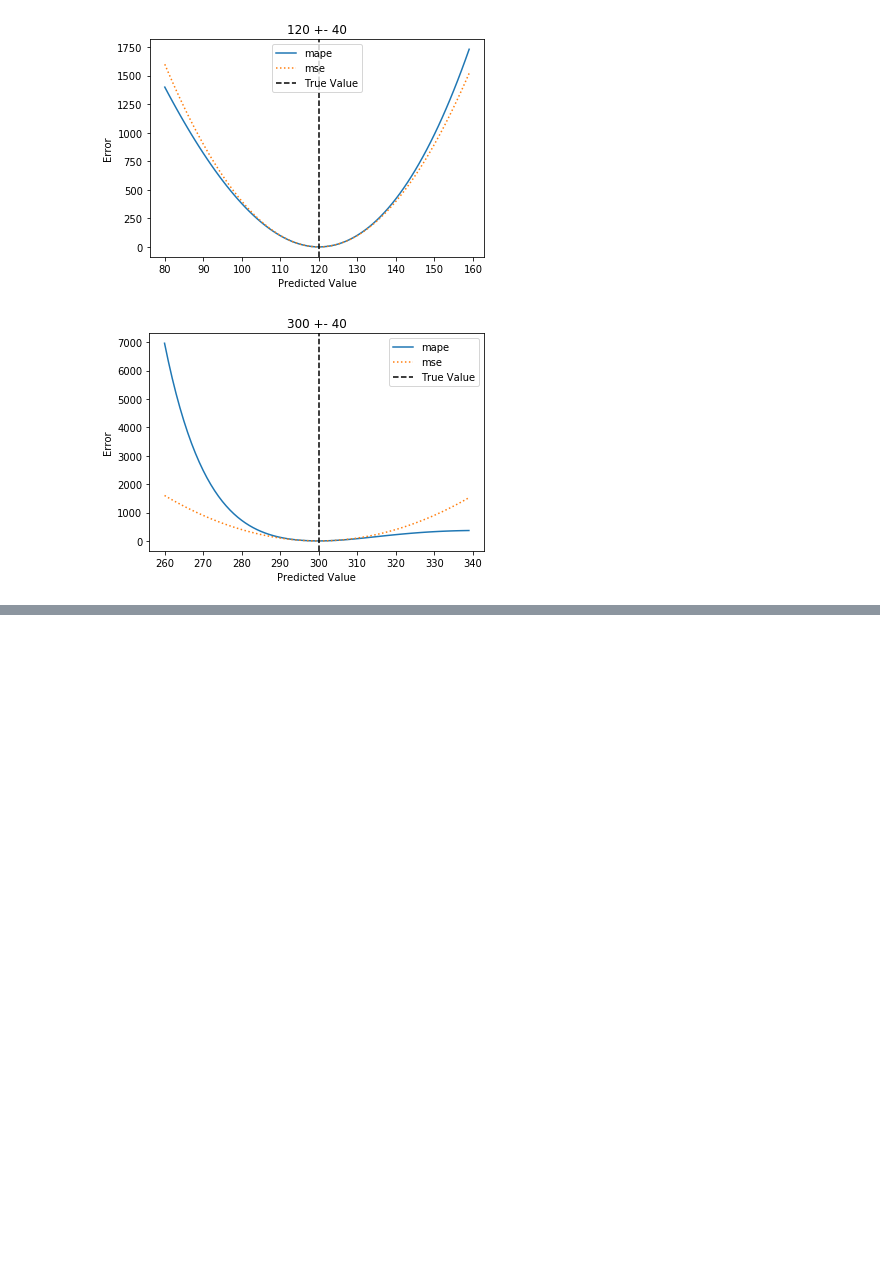
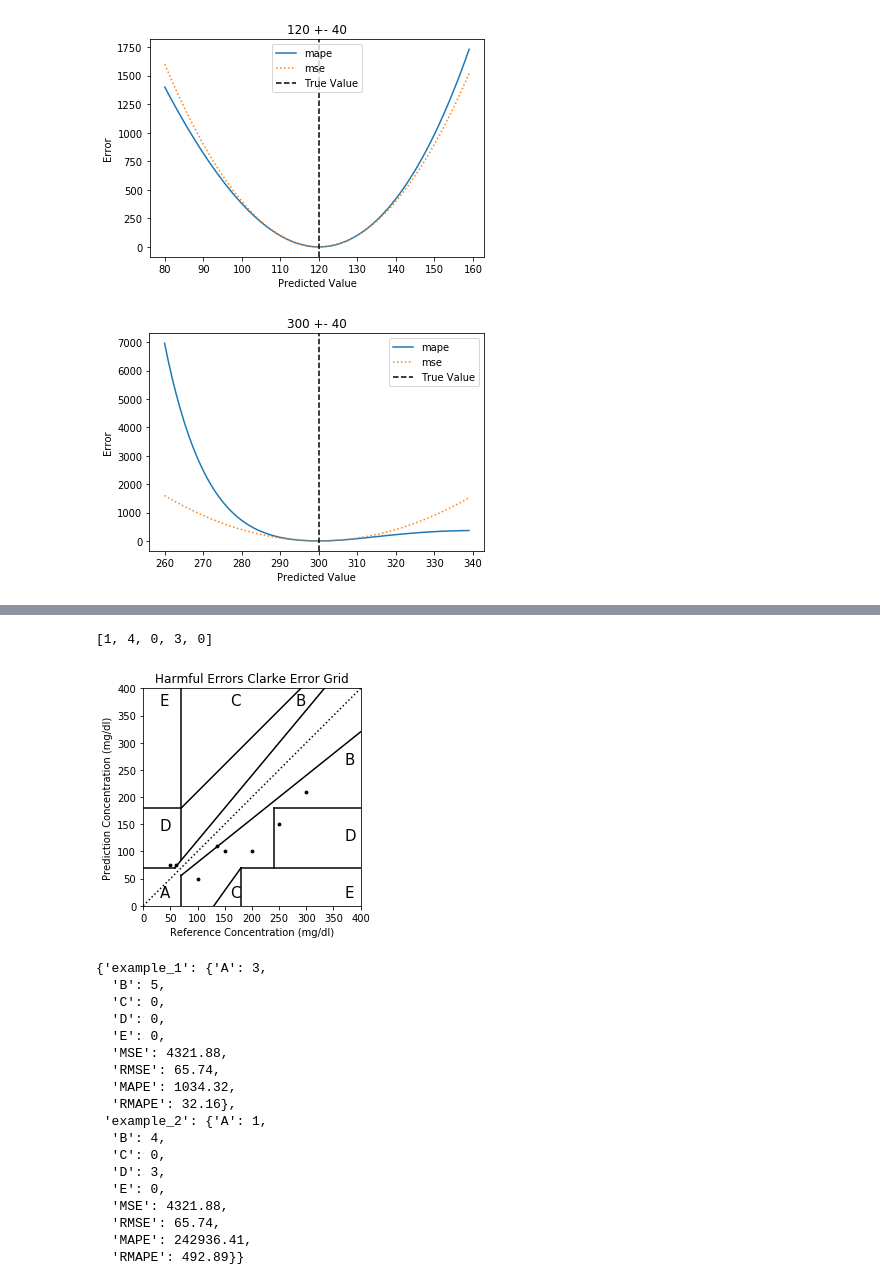
Before and after one commit to spitoglou/madex, a Jupyter notebook: experiments.ipynb, the cells around one changed output, grey strips where cells are left out. Saved outputs shown, nothing was run; the diff lists cells and outputs as text; code cells hidden in the pictures; blank space fills up the shorter version.

```diff
--- a/experiments.ipynb
+++ b/experiments.ipynb
@@ -79,0 +108,36 @@ show_per_true_value(300, 40)
+# %%
+zones = clarke_error_grid(y_true,y_pred2, "Harmful Errors")[1]
+print(zones)
+results['example_2']['A'] = zones[0]
+results['example_2']['B'] = zones[1]
+results['example_2']['C'] = zones[2]
+results['example_2']['D'] = zones[3]
+results['example_2']['E'] = zones[4]
+mse = mean_squared_error(y_true, y_pred2)
+results['example_2']['MSE'] = round(mse, 2)
+results['example_2']['RMSE'] = round(np.sqrt(mse), 2)
+mape = mean_adjusted_power_error(y_true, y_pred2)
+results['example_2']['MAPE'] = round(mape, 2)
+results['example_2']['RMAPE'] = round(np.sqrt(mape), 2)
+plt.show();
+# %% [output]
+[1, 4, 0, 3, 0]
+[figure, added]
+{'example_1': {'A': 3,
+  'B': 5,
+  'C': 0,
+  'D': 0,
+  'E': 0,
+  'MSE': 4321.88,
+  'RMSE': 65.74,
+  'MAPE': 1034.32,
+  'RMAPE': 32.16},
+ 'example_2': {'A': 1,
+  'B': 4,
+  'C': 0,
+  'D': 3,
+  'E': 0,
+  'MSE': 4321.88,
+  'RMSE': 65.74,
+  'MAPE': 242936.41,
+  'RMAPE': 492.89}}
```
Also changed, not shown: parts of 9 cells of this notebook, 1 other file.
